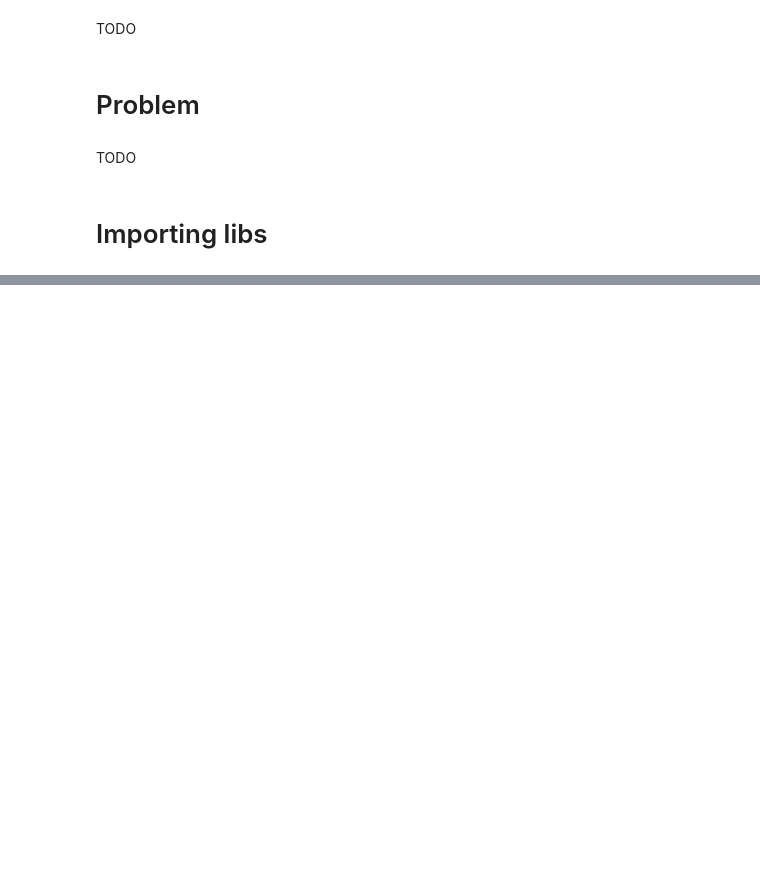
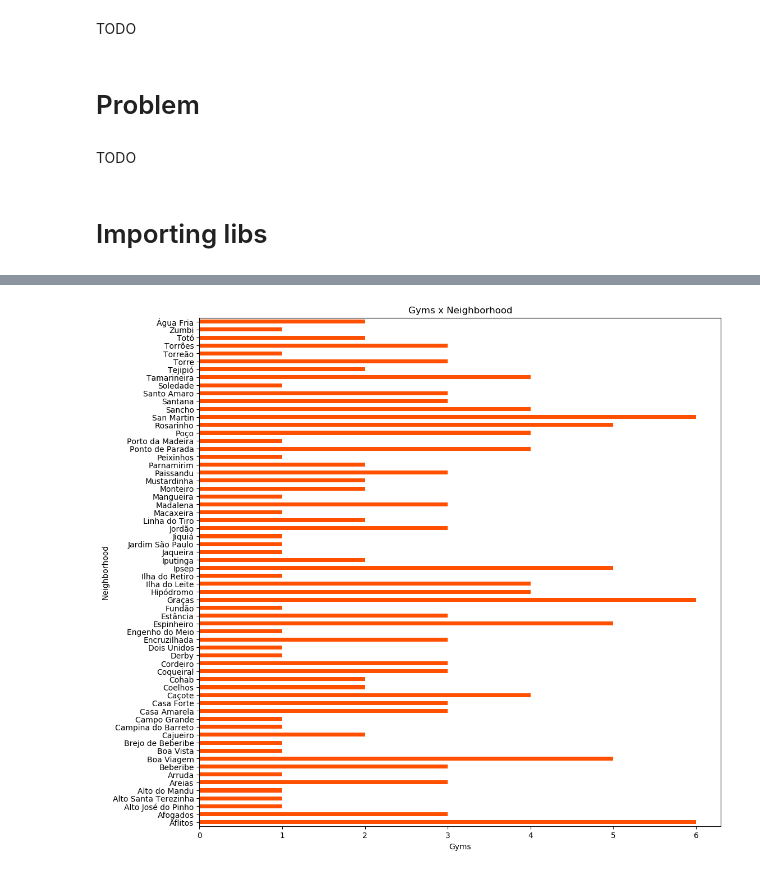
Before and after one commit to dfds0/Coursera_IBM_Project-Capstone, a Jupyter notebook: Metropolitan region of Recife.ipynb, the cells around one changed output, grey strips where cells are left out. Cells and saved outputs as stored; diff of their text form; code cells hidden in the pictures; blank space fills up the shorter version.

```diff
--- a/Metropolitan region of Recife.ipynb
+++ b/Metropolitan region of Recife.ipynb
@@ -83,0 +150,4 @@ Loaded recife geojson
+# %%
+recife_venues = getNearbyVenues(names=gdf['neighborhood'], latitudes=gdf['centroid_lat'], longitudes=gdf['centroid_lon'])
+
+recife_venues.head()
@@ -83,0 +163,3 @@ Loaded recife geojson
+# %%
+recife_venues = recife_venues[recife_venues['Venue Category'].str.contains('Gym')]
+recife_venues.head()
@@ -83,0 +194,16 @@ Loaded recife geojson
+# %%
+import matplotlib.pyplot as plt
+import matplotlib.cm as cm
+import matplotlib.colors as colors
+%matplotlib inline
+
+plt.figure(figsize=(12,12), dpi = 100)
+
+plt.title('Gyms x Neighborhood')
+plt.xlabel('Gyms')
+
+recife_venues.groupby('Neighborhood')['Venue Category'].count().plot(kind='barh', color='#ff4f00')
+
+plt.show()
+# %% [output]
+[figure, added]
```
Also changed, not shown: parts of 25 cells of this notebook.
